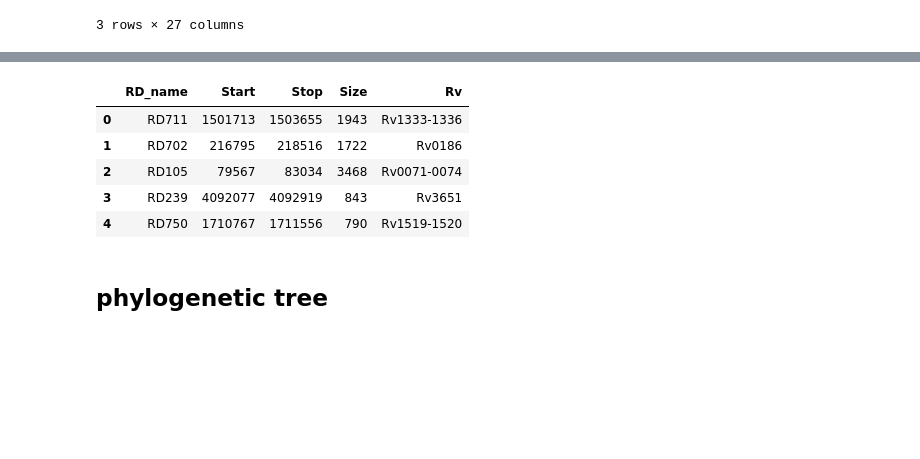
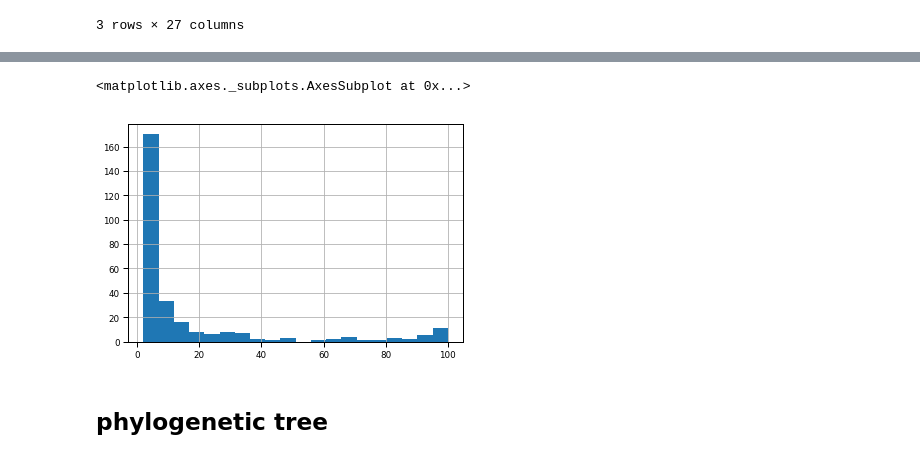
Before and after one commit to dmnfarrell/mtbdiff, a Jupyter notebook: notebooks/bovis_example.ipynb, the cells around one changed output, grey strips where cells are left out. Saved outputs shown, nothing was run; the diff lists cells and outputs as text; code cells hidden in the pictures; blank space fills up the shorter version.

```diff
--- a/notebooks/bovis_example.ipynb
+++ b/notebooks/bovis_example.ipynb
@@ -78,26 +88,27 @@ struct[:3]
 ba = info[info.Assembly_nover.isin(struct.assembly)][icols]
 #ba.to_csv('../bovis_assembly_data.csv',index=False)
 # %%
-def get_common_events(struct, index='start'):
+def get_common_sites(struct, index='start'):
 
     X = pd.pivot_table(struct,index=index,columns=['Strain','Species'],values='Name',aggfunc='first')
     X[X.notnull()] = 1
-    X=X.fillna(0)
-    #remove single events
+    X = X.fillna(0)
+    #remove single events?
     X = X[X.sum(1)>1]
     #print (X[:5])
     return X
 # %%
-dm = get_common_events(struct)
+dm = get_common_sites(struct)
 species = dm.T.index.get_level_values(1)
 #print (dm.sum(1).sort_values(ascending=False))
 #row colors?
 lut = dict(zip(species.unique(), "rbg"))
+print (lut)
 row_colors = species.map(lut)
 
 g=sns.clustermap(dm.T,figsize=(18,19),xticklabels=False,row_colors=row_colors,
-                 yticklabels=True,col_cluster=False,cmap='gray_r',lw=1)
-g.ax_heatmap.set_title('common deletion events in MTC')
-
+                 yticklabels=True,cmap='gray_r',lw=.5,col_cluster=False)
+g.ax_heatmap.set_title('common indel sites in M.bovis',fontsize=20)
+g.savefig('mbovis_indel_sites.png',dpi=150)
 #mark RD regions
 #g.ax_heatmap.axvline(x=100,color='r')
@@ -107,13 +115,9 @@ Text(0.5, 1.0, 'common deletion events in MTC')
-# %%
-RD=pd.read_csv(utils.RD_file,comment='#')
-RD[:5]
-# %% [output]
-|  | RD_name | Start | Stop | Size | Rv |
-| 0 | RD711 | 1501713 | 1503655 | 1943 | Rv1333-1336 |
-| 1 | RD702 | 216795 | 218516 | 1722 | Rv0186 |
-| 2 | RD105 | 79567 | 83034 | 3468 | Rv0071-0074 |
-| 3 | RD239 | 4092077 | 4092919 | 843 | Rv3651 |
-| 4 | RD750 | 1710767 | 1711556 | 790 | Rv1519-1520 |
+# %%
+x=dm.sum(1).sort_values(ascending=False)
+x.hist(lw=1,bins=20)
+# %% [output]
+<matplotlib.axes._subplots.AxesSubplot at 0x...>
+[figure, added]
 # %% [markdown]
 ## phylogenetic tree
 # %%
```
Also changed, not shown: parts of 2 cells of this notebook, 6 other files.
